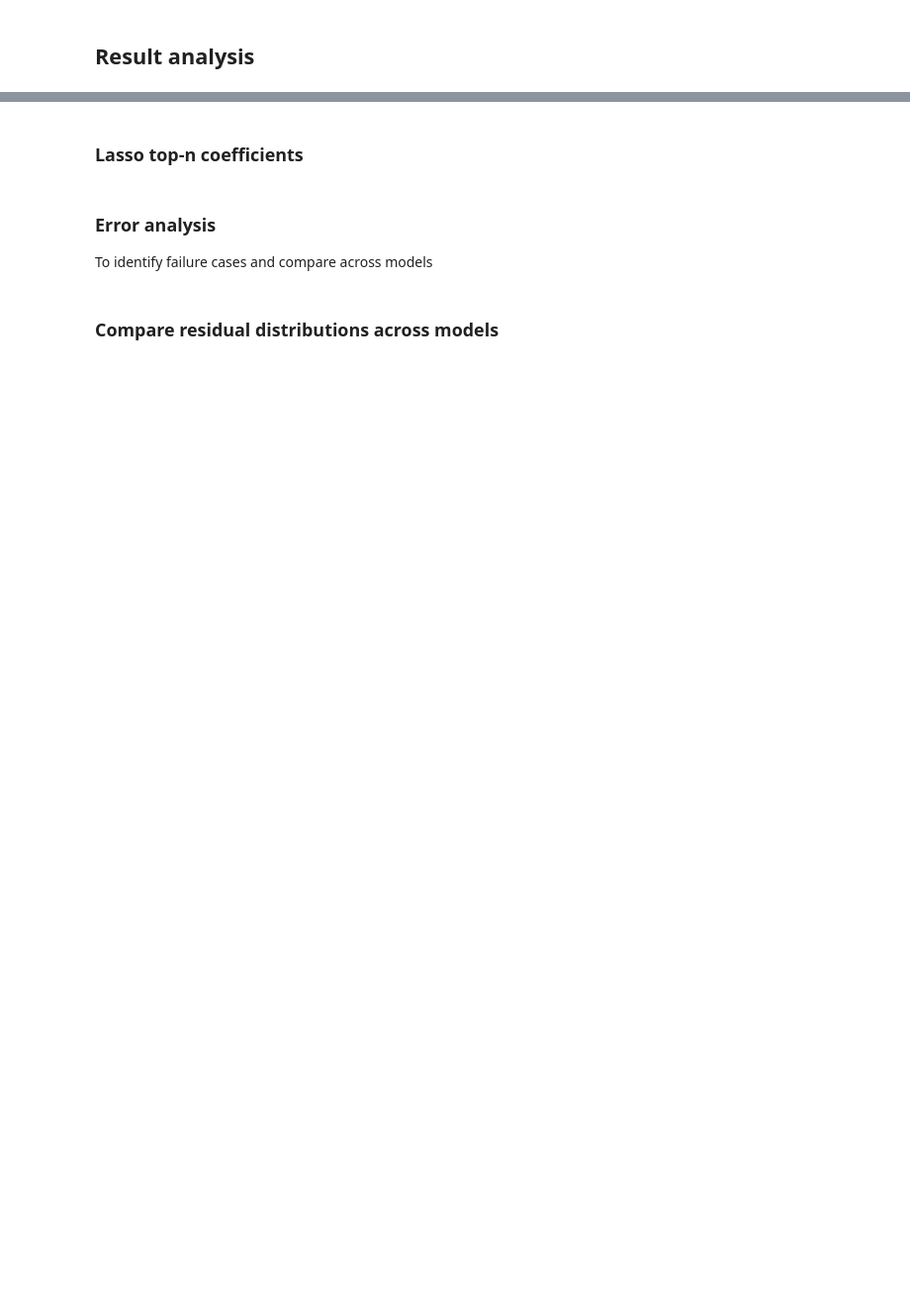
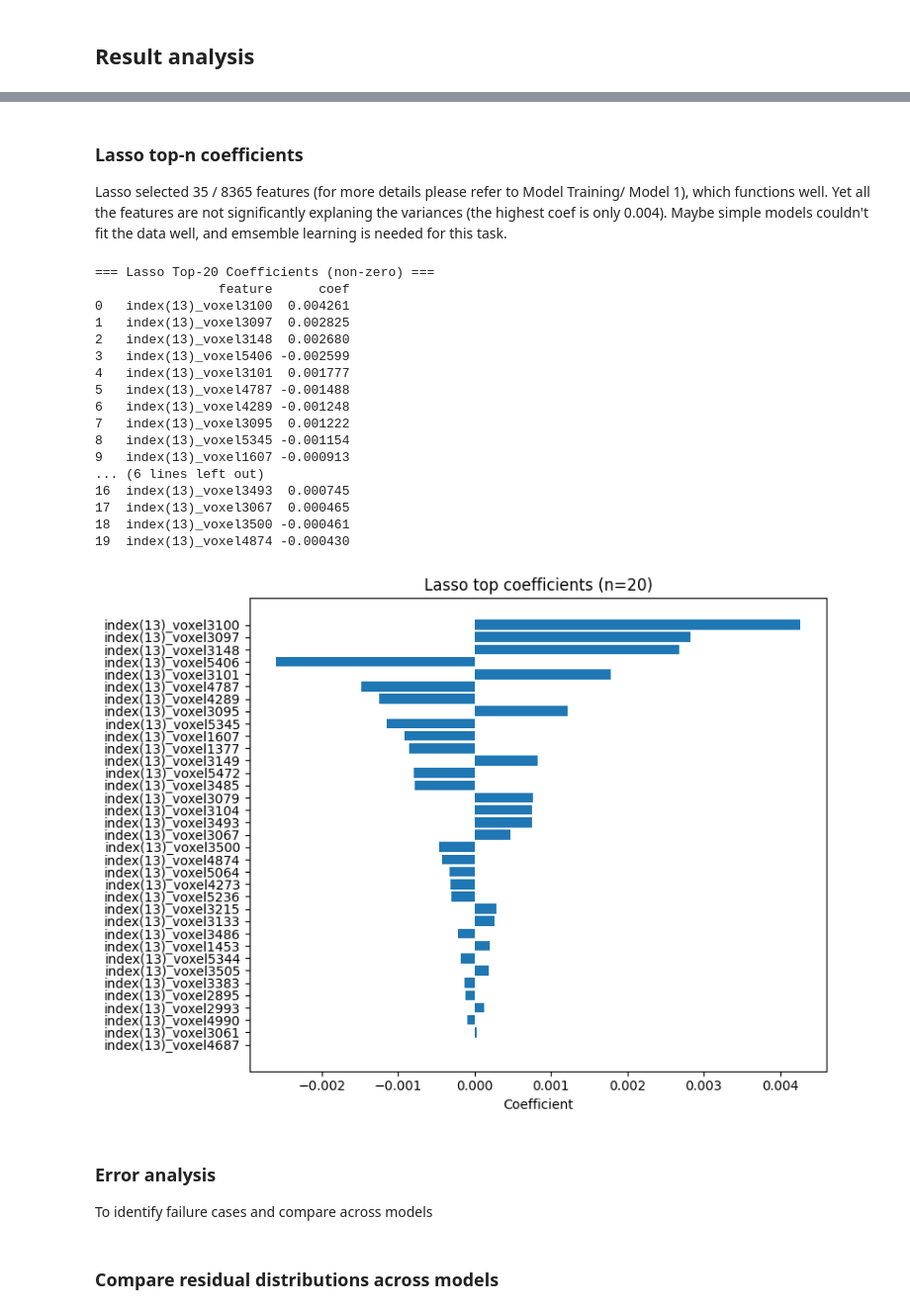
Before and after one commit to ztxxkaty/fMRI, a Jupyter notebook: fMRI(IT)2FM.ipynb, the cells around one changed output, grey strips where cells are left out. Shown at 99% size. Saved outputs shown, nothing was run; the diff lists cells and outputs as text; code cells hidden in the pictures; blank space fills up the shorter version.

```diff
--- a/fMRI(IT)2FM.ipynb
+++ b/fMRI(IT)2FM.ipynb
@@ -805,11 +805,12 @@ TARGET_COL = "memorability"
 ID_COL = "nsd_image_index"
 
 # get data
-voxel_cols = [c for c in df_clean.columns if "voxel" in c]  # robust fallback
+voxel_cols = [c for c in df_clean.columns if "voxel" in c]
+X_cols = [ID_COL] + voxel_cols  # robust fallback
 assert TARGET_COL in df_clean.columns, "memorability column missing"
 assert len(voxel_cols) > 0, "No voxel columns found. Adjust voxel_cols selection."
 
-X = df_clean[voxel_cols].to_numpy(dtype=np.float32)
+X = df_clean[X_cols].to_numpy(dtype=np.float32)
 y = df_clean[TARGET_COL].to_numpy(dtype=np.float32)
 
 print("X shape:", X.shape, "y shape:", y.shape)
@@ -1087,31 +1114,39 @@ plt.show()
 # %% [markdown]
 ### Lasso top-n coefficients
+Lasso selected 35 / 8365 features (for more details please refer to Model Training/ Model 1), which functions well. Yet all the features are not significantly explaning the variances (the highest coef is only 0.004). Maybe simple models couldn't fit the data well, and emsemble learning is needed for this task.
 # %%
-# get the best lasso model
-best_lasso = lasso_search.best_estimator_
-coefs = best_lasso.named_steps["model"].coef_
-
-# calculate the abs_order
-abs_order = np.argsort(np.abs(coefs))[::-1]
-top_n = 20
-top_idx = [i for i in abs_order[:top_n] if np.abs(coefs[i]) > 0]
-
-# top->down based on abs_coef
-lasso_top = pd.DataFrame({
-    "feature": [voxel_cols[i] for i in top_idx],
-    "coef": [coefs[i] for i in top_idx],
-    "abs_coef": [abs(coefs[i]) for i in top_idx],
-}).sort_values("abs_coef", ascending=False)
+# get top_features as dataframe
+lasso_top = pd.DataFrame(top_features, columns=["feature", "coef"])
+top_n = 20 # show the top-20
 
 print(f"\n=== Lasso Top-{top_n} Coefficients (non-zero) ===")
 print(lasso_top[["feature", "coef"]].head(top_n))
 
 plt.figure(figsize=(8, 6))
 plt.barh(lasso_top["feature"].iloc[::-1], lasso_top["coef"].iloc[::-1])
 plt.xlabel("Coefficient")
 plt.title(f"Lasso top coefficients (n={min(top_n, len(lasso_top))})")
 plt.tight_layout()
 plt.show()
+# %% [output]
+=== Lasso Top-20 Coefficients (non-zero) ===
+                feature      coef
+0   index(13)_voxel3100  0.004261
+1   index(13)_voxel3097  0.002825
+2   index(13)_voxel3148  0.002680
+3   index(13)_voxel5406 -0.002599
+4   index(13)_voxel3101  0.001777
+5   index(13)_voxel4787 -0.001488
+6   index(13)_voxel4289 -0.001248
+7   index(13)_voxel3095  0.001222
+8   index(13)_voxel5345 -0.001154
+9   index(13)_voxel1607 -0.000913
+... (6 lines left out)
+16  index(13)_voxel3493  0.000745
+17  index(13)_voxel3067  0.000465
+18  index(13)_voxel3500 -0.000461
+19  index(13)_voxel4874 -0.000430
+[figure, added]
 # %% [markdown]
 ### Error analysis
 To identify failure cases and compare across models
```
Also changed, not shown: parts of 23 cells of this notebook.
